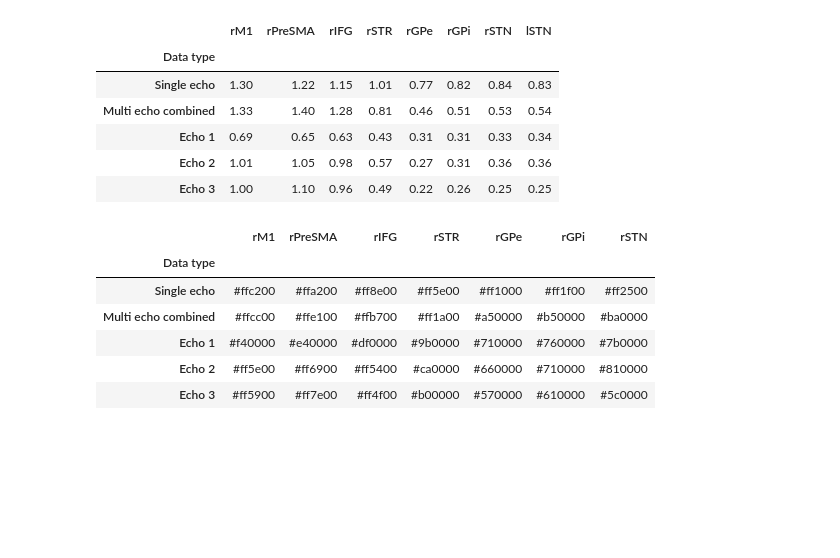
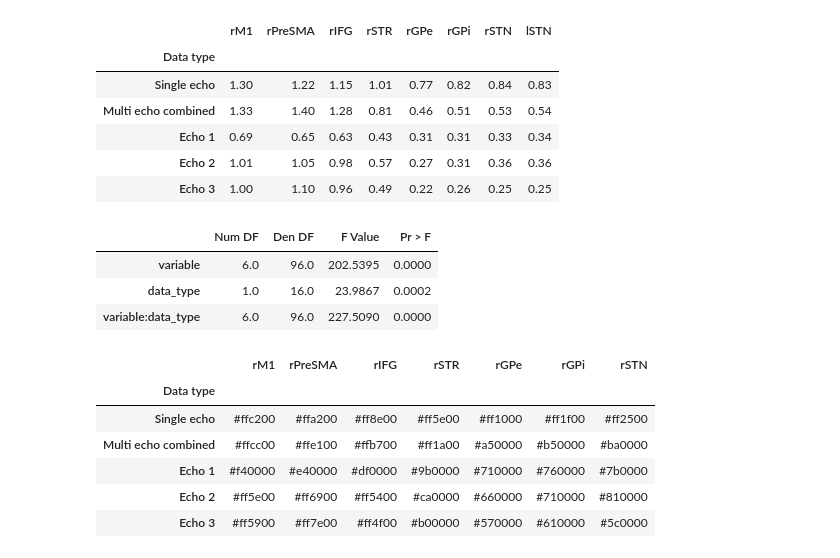
Before and after one commit to StevenM1/fMRI_protocol_comparison_se_me, a Jupyter notebook: pipeline_4a_statistics-tSNR.ipynb, the cells around one changed output. Saved outputs shown, nothing was run; the diff lists cells and outputs as text; code cells hidden in the pictures; blank space fills up the shorter version.

```diff
--- a/pipeline_4a_statistics-tSNR.ipynb
+++ b/pipeline_4a_statistics-tSNR.ipynb
@@ -562,6 +584,28 @@ roiwise_cnr.round(2)
 | Echo 1 | 0.69 | 0.65 | 0.63 | 0.43 | 0.31 | 0.31 | 0.33 | 0.34 |
 | Echo 2 | 1.01 | 1.05 | 0.98 | 0.57 | 0.27 | 0.31 | 0.36 | 0.36 |
 | Echo 3 | 1.00 | 1.10 | 0.96 | 0.49 | 0.22 | 0.26 | 0.25 | 0.25 |
+# %%
+# tests?
+cnrs_long = subjectwise_cnrs.reset_index().melt(id_vars=['subject', 'data_type'])
+cnrs_long = cnrs_long.loc[np.in1d(cnrs_long['data_type'], ['se', 'optcomb'])]
+to_test = cnrs_long
+
+
+from statsmodels.stats.anova import AnovaRM
+from scipy import stats
+from statsmodels.sandbox.stats import multicomp
+anova = AnovaRM(data=to_test.loc[(np.in1d(to_test.variable, ['rM1', 'rIFG', 'rPreSMA', 'rSTR', 'rGPe', 'rGPi', 'rSTN']))],
+                depvar='value', subject='subject', within=['variable', 'data_type'])
+res = anova.fit()
+res_table = res.summary().tables[0]
+p_vals = res_table.iloc[:,-1]
+res_table.iloc[:,-1] = multicomp.fdrcorrection0(p_vals)[1]
+res_table.round(4)
+# %% [output]
+|  | Num DF | Den DF | F Value | Pr > F |
+| variable | 6.0 | 96.0 | 202.5395 | 0.0000 |
+| data_type | 1.0 | 16.0 | 23.9867 | 0.0002 |
+| variable:data_type | 6.0 | 96.0 | 227.5090 | 0.0000 |
 # %%
 def get_x(tsnr, tsnr_max=2, vmax=256):
     return int(vmax/2 + (tsnr/tsnr_max)*(vmax-vmin)/2)
```
Also changed, not shown: parts of 1 cell of this notebook, 3 other files.
